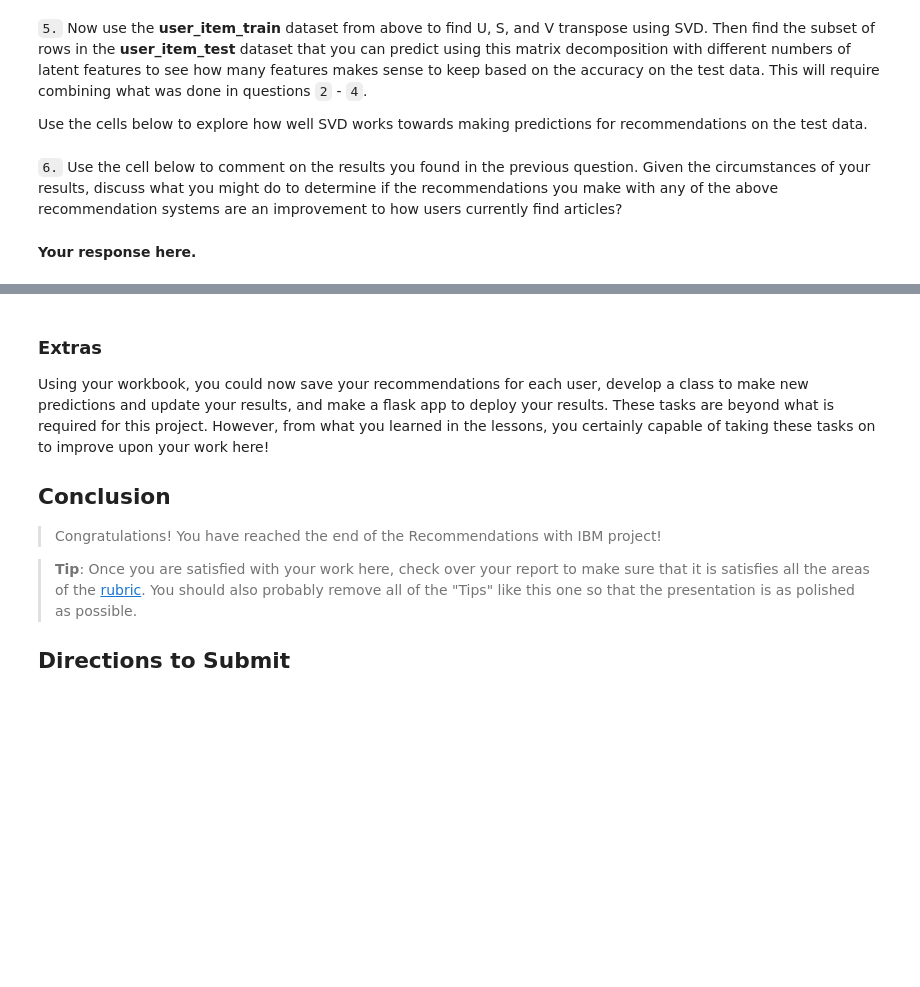
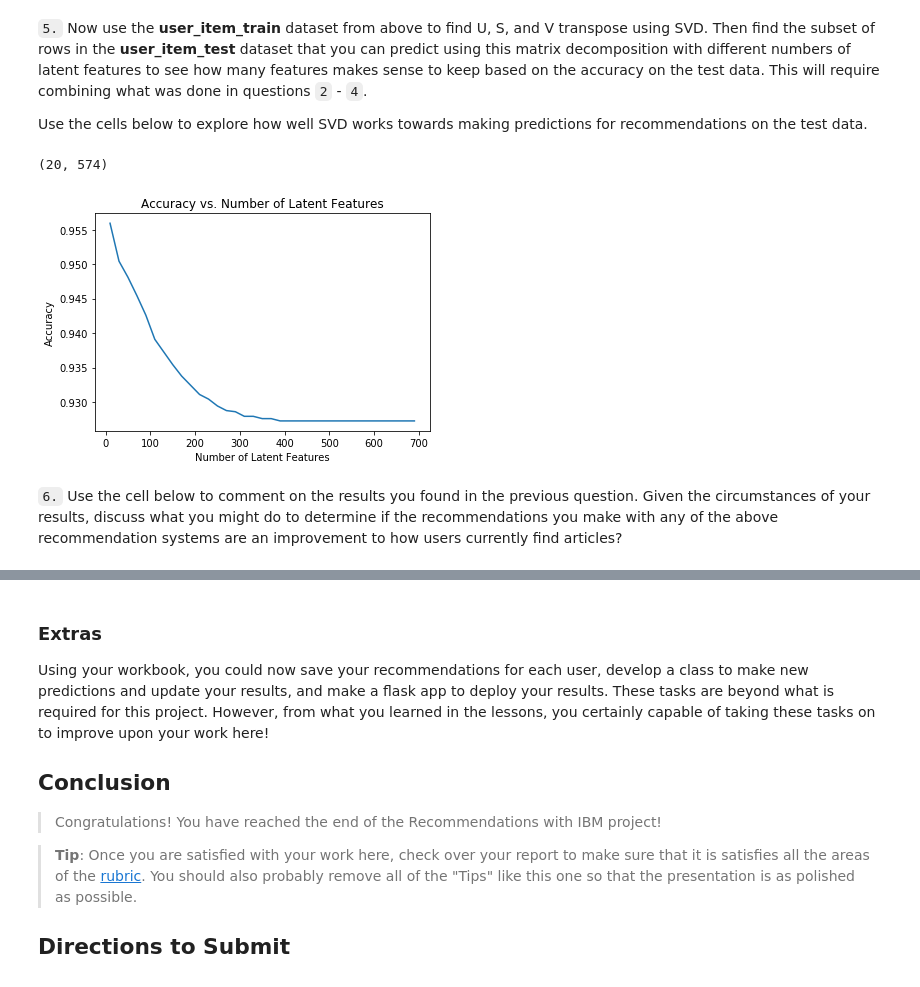
Before and after one commit to carini599/recommendation_engine_IBM, a Jupyter notebook: Recommendations_with_IBM.ipynb, the cells around one changed output, grey strips where cells are left out. Drawn from its saved outputs; the diff is of its cells as text; code cells hidden in the pictures; blank space fills up the shorter version.

```diff
--- a/Recommendations_with_IBM.ipynb
+++ b/Recommendations_with_IBM.ipynb
@@ -686,4 +701,4 @@ user_item_matrix.head()
 # %%
 # Perform SVD on the User-Item Matrix Here
 
-u, s, vt = # use the built in to get the three matrices
+u, s, vt = np.linalg.svd(user_item_matrix) # use the built in to get the three matrices
@@ -742,7 +759,14 @@ def create_test_and_train_user_item(df_train, df_test):
     test_arts - all of the test article ids
 
     '''
-    # Your code here
+    # Create User-Item Matrix for train and test data
+    user_item_train = df_train.groupby(['user_id','article_id'])['interaction'].max().unstack().fillna(0)
+    user_item_test = df_test.groupby(['user_id','article_id'])['interaction'].max().unstack().fillna(0)
+    # Test user_ids
+    test_idx = user_item_test.index
+    # Test article_ids
+    # test_arts = [str(n) for n in user_item_test.columns]
+    test_arts = user_item_test.columns
 
     return user_item_train, user_item_test, test_idx, test_arts
 
@@ -769,4 +811,4 @@ t.sol_4_test(sol_4_dict)
 Use the cells below to explore how well SVD works towards making predictions for recommendations on the test data.
 # %%
 # fit SVD on the user_item_train matrix
-u_train, s_train, vt_train = # fit svd similar to above then use the cells below
+u_train, s_train, vt_train = np.linalg.svd(user_item_train) # fit svd similar to above then use the cells below
@@ -776,4 +815,61 @@ u_train, s_train, vt_train = # fit svd similar to above then use the cells below
+# %%
+# Arrays of user_ids and article_ids in the train user-item matrix
+user_id_series_train = np.array(user_item_train.index)
+article_id_series_train = np.array(user_item_train.columns)
+
+user_rows = []
+user_list =[]
+
+for user in users_to_predict:
+    user_row = np.where(user_id_series_train==user)[0][0]
+    user_rows.append(user_row)
+    user_list.append(user)
+
+article_cols = []
+article_list = []
+
+for article in user_item_test.columns:
+    article_col = np.where(article_id_series_train==article)[0][0]
+    article_cols.append(article_col)
+    article_list.append(article)
+
+
+user_item_pred = user_item_est[:,article_cols]
+user_item_pred = user_item_pred[user_rows,:]
+# %% [output]
+(20, 574)
+# %%
+# Subset of User_Item_Test Matrix, that can be predicted
+user_item_test_sub = user_item_test[user_item_test.index.isin(users_to_predict)]
+
+num_latent_feats = np.arange(10,700+10,20)
+sum_errs = []
+
+for k in num_latent_feats:
+    # restructure with k latent features
+    s_train_new, u_train_new, vt_train_new = np.diag(s_train[:k]), u_train[:, :k], vt_train[:k, :]
+
+    # take dot product
+    user_item_est = np.around(np.dot(np.dot(u_train_new, s_train_new), vt_train_new))
+
+    # Get only columns and rows from articles and users that are also in the test dataset
+    user_item_pred = user_item_est[:,article_cols]
+    user_item_pred = user_item_pred[user_rows,:]
+
+    # compute error for each prediction to actual value
+    diffs=np.subtract(user_item_test_sub,user_item_pred)
+    #diffs = np.subtract(user_item_matrix, user_item_est)
+
+    # total errors and keep track of them
+    err = np.sum(np.sum(np.abs(diffs)))
+    sum_errs.append(err)
+
+
+plt.plot(num_latent_feats, 1 - np.array(sum_errs)/df_test.shape[0]);
+plt.xlabel('Number of Latent Features');
+plt.ylabel('Accuracy');
+plt.title('Accuracy vs. Number of Latent Features');
+# %% [output]
+[figure, added]
 # %% [markdown]
 `6.` Use the cell below to comment on the results you found in the previous question. Given the circumstances of your results, discuss what you might do to determine if the recommendations you make with any of the above recommendation systems are an improvement to how users currently find articles?
-# %% [markdown]
-**Your response here.**
```
Also changed, not shown: parts of 17 cells of this notebook.
